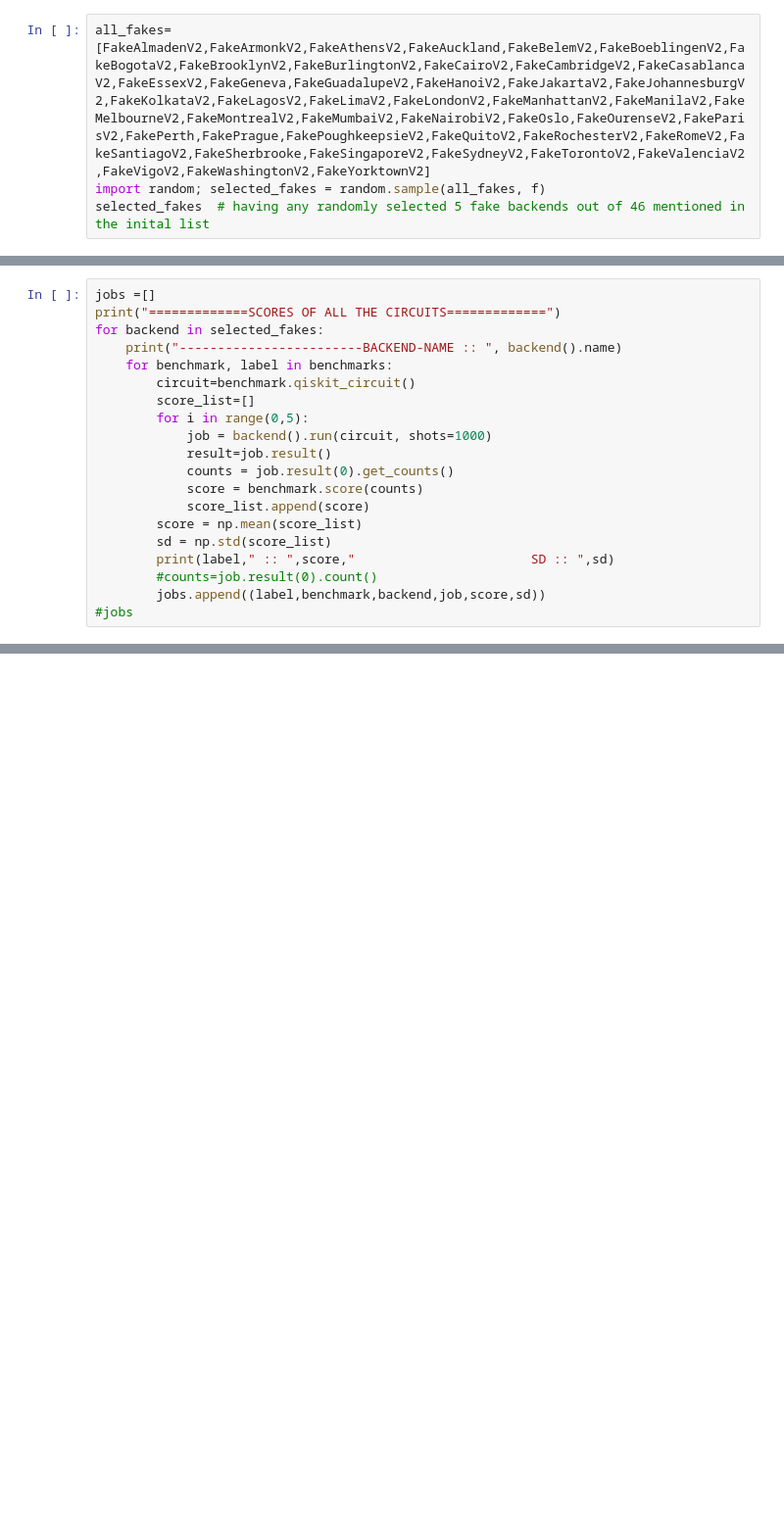
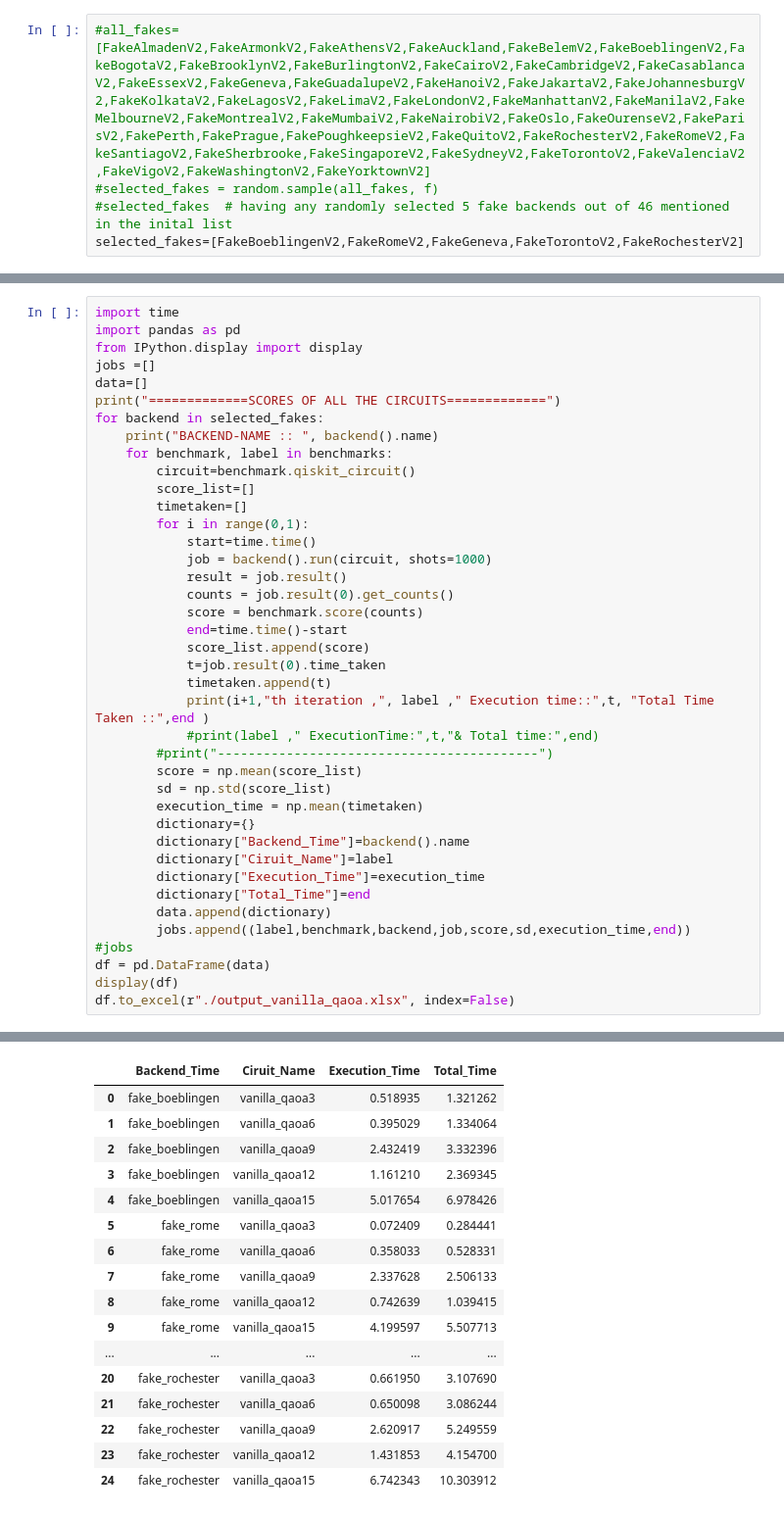
Before and after one commit to vandnaChaturvedi/Supermarq_benchmark_POC, a Jupyter notebook: sm_Vanilla_Qaoa_Proxy.ipynb, the cells around one changed output, grey strips where cells are left out. Shown: that part at 98% size. Cells and saved outputs as stored; diff of their text form; blank space fills up the shorter version.

```diff
--- a/sm_Vanilla_Qaoa_Proxy.ipynb
+++ b/sm_Vanilla_Qaoa_Proxy.ipynb
@@ -14,5 +14,6 @@ steps= 2 #jump in qubit numbers
 name_of_algo='vanilla_qaoa'
 # %%
-all_fakes=[FakeAlmadenV2,FakeArmonkV2,FakeAthensV2,FakeAuckland,FakeBelemV2,FakeBoeblingenV2,FakeBogotaV2,FakeBrooklynV2,FakeBurlingtonV2,FakeCairoV2,FakeCambridgeV2,FakeCasablancaV2,FakeEssexV2,FakeGeneva,FakeGuadalupeV2,FakeHanoiV2,FakeJakartaV2,FakeJohannesburgV2,FakeKolkataV2,FakeLagosV2,FakeLimaV2,FakeLondonV2,FakeManhattanV2,FakeManilaV2,FakeMelbourneV2,FakeMontrealV2,FakeMumbaiV2,FakeNairobiV2,FakeOslo,FakeOurenseV2,FakeParisV2,FakePerth,FakePrague,FakePoughkeepsieV2,FakeQuitoV2,FakeRochesterV2,FakeRomeV2,FakeSantiagoV2,FakeSherbrooke,FakeSingaporeV2,FakeSydneyV2,FakeTorontoV2,FakeValenciaV2,FakeVigoV2,FakeWashingtonV2,FakeYorktownV2]
-import random; selected_fakes = random.sample(all_fakes, f)
-selected_fakes  # having any randomly selected 5 fake backends out of 46 mentioned in the inital list
+#all_fakes=[FakeAlmadenV2,FakeArmonkV2,FakeAthensV2,FakeAuckland,FakeBelemV2,FakeBoeblingenV2,FakeBogotaV2,FakeBrooklynV2,FakeBurlingtonV2,FakeCairoV2,FakeCambridgeV2,FakeCasablancaV2,FakeEssexV2,FakeGeneva,FakeGuadalupeV2,FakeHanoiV2,FakeJakartaV2,FakeJohannesburgV2,FakeKolkataV2,FakeLagosV2,FakeLimaV2,FakeLondonV2,FakeManhattanV2,FakeManilaV2,FakeMelbourneV2,FakeMontrealV2,FakeMumbaiV2,FakeNairobiV2,FakeOslo,FakeOurenseV2,FakeParisV2,FakePerth,FakePrague,FakePoughkeepsieV2,FakeQuitoV2,FakeRochesterV2,FakeRomeV2,FakeSantiagoV2,FakeSherbrooke,FakeSingaporeV2,FakeSydneyV2,FakeTorontoV2,FakeValenciaV2,FakeVigoV2,FakeWashingtonV2,FakeYorktownV2]
+#selected_fakes = random.sample(all_fakes, f)
+#selected_fakes  # having any randomly selected 5 fake backends out of 46 mentioned in the inital list
+selected_fakes=[FakeBoeblingenV2,FakeRomeV2,FakeGeneva,FakeTorontoV2,FakeRochesterV2]
@@ -66,22 +61,42 @@ print(benchmark_features)
 # %%
+import time
+import pandas as pd
+from IPython.display import display
 jobs =[]
+data=[]
 print("=============SCORES OF ALL THE CIRCUITS=============")
 for backend in selected_fakes:
-    print("------------------------BACKEND-NAME :: ", backend().name)
+    print("BACKEND-NAME :: ", backend().name)
     for benchmark, label in benchmarks:
         circuit=benchmark.qiskit_circuit()
         score_list=[]
-        for i in range(0,5):
+        timetaken=[]
+        for i in range(0,1):
+            start=time.time()
             job = backend().run(circuit, shots=1000)
-            result=job.result()
+            result = job.result()
             counts = job.result(0).get_counts()
             score = benchmark.score(counts)
+            end=time.time()-start
             score_list.append(score)
+            t=job.result(0).time_taken
+            timetaken.append(t)
+            print(i+1,"th iteration ,", label ," Execution time::",t, "Total Time Taken ::",end )
+            #print(label ," ExecutionTime:",t,"& Total time:",end)
+        #print("------------------------------------------")
         score = np.mean(score_list)
         sd = np.std(score_list)
-        print(label," :: ",score,"                       SD :: ",sd)
-        #counts=job.result(0).count()
-        jobs.append((label,benchmark,backend,job,score,sd))
+        execution_time = np.mean(timetaken)
+        dictionary={}
+        dictionary["Backend_Time"]=backend().name
+        dictionary["Ciruit_Name"]=label
+        dictionary["Execution_Time"]=execution_time
+        dictionary["Total_Time"]=end
+        data.append(dictionary)
+        jobs.append((label,benchmark,backend,job,score,sd,execution_time,end))
 #jobs
+df = pd.DataFrame(data)
+display(df)
+df.to_excel(r"./output_vanilla_qaoa.xlsx", index=False)
 # %% [output]
 =============SCORES OF ALL THE CIRCUITS=============
@@ -104,3 +119,20 @@ vanilla_qaoa15  ::  0.5612787835904843                        SD ::  0.008236190
+|  | Backend_Time | Ciruit_Name | Execution_Time | Total_Time |
+| 0 | fake_boeblingen | vanilla_qaoa3 | 0.518935 | 1.321262 |
+| 1 | fake_boeblingen | vanilla_qaoa6 | 0.395029 | 1.334064 |
+| 2 | fake_boeblingen | vanilla_qaoa9 | 2.432419 | 3.332396 |
+| 3 | fake_boeblingen | vanilla_qaoa12 | 1.161210 | 2.369345 |
+| 4 | fake_boeblingen | vanilla_qaoa15 | 5.017654 | 6.978426 |
+| 5 | fake_rome | vanilla_qaoa3 | 0.072409 | 0.284441 |
+| 6 | fake_rome | vanilla_qaoa6 | 0.358033 | 0.528331 |
+| 7 | fake_rome | vanilla_qaoa9 | 2.337628 | 2.506133 |
+| 8 | fake_rome | vanilla_qaoa12 | 0.742639 | 1.039415 |
+| 9 | fake_rome | vanilla_qaoa15 | 4.199597 | 5.507713 |
+| ... | ... | ... | ... | ... |
+| 20 | fake_rochester | vanilla_qaoa3 | 0.661950 | 3.107690 |
+| 21 | fake_rochester | vanilla_qaoa6 | 0.650098 | 3.086244 |
+| 22 | fake_rochester | vanilla_qaoa9 | 2.620917 | 5.249559 |
+| 23 | fake_rochester | vanilla_qaoa12 | 1.431853 | 4.154700 |
+| 24 | fake_rochester | vanilla_qaoa15 | 6.742343 | 10.303912 |
 # %%
 all_scores={}
 all_fake_names=[]
```
Also changed, not shown: parts of 12 cells of this notebook, 2 other files.
